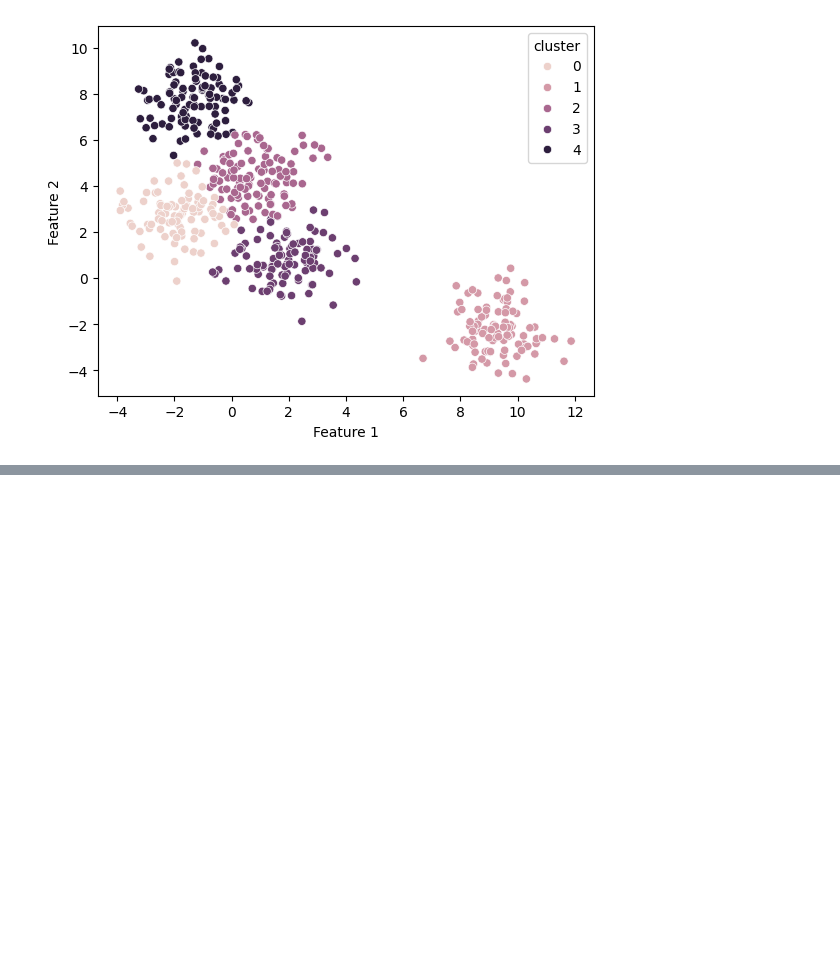
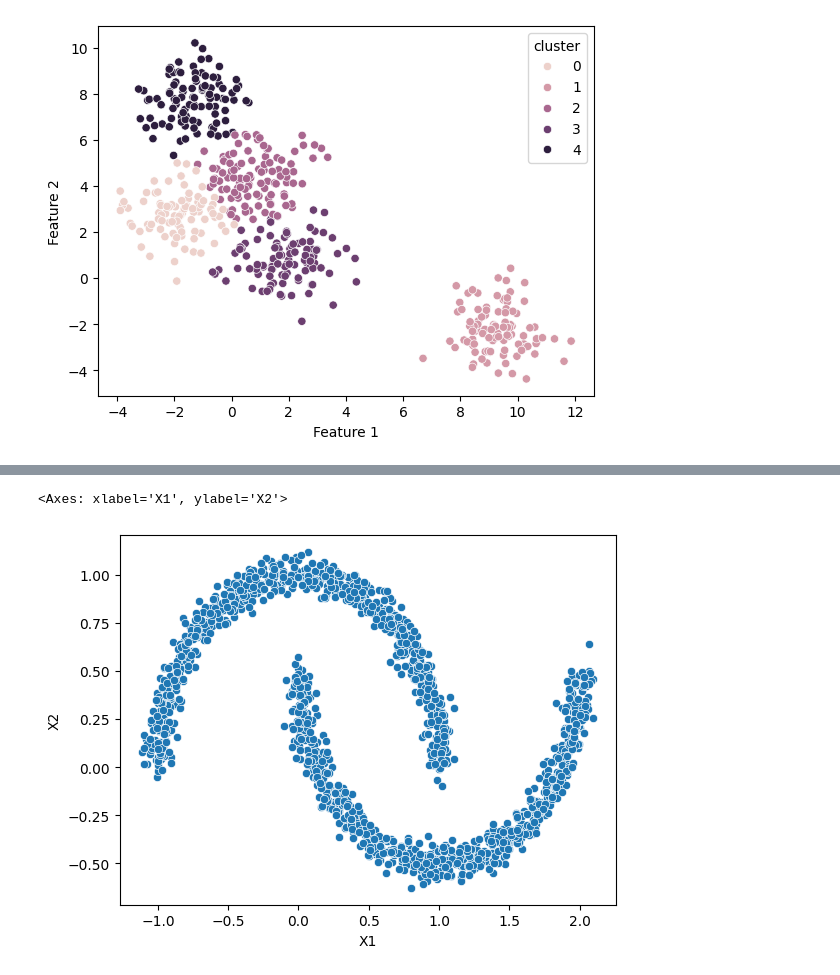
Before and after one commit to Aradhyagodambe/Python-Colab-Files, a Jupyter notebook: ML_Fundamnetals.ipynb, the cells around one changed output, grey strips where cells are left out. Drawn from its saved outputs; the diff is of its cells as text; code cells hidden in the pictures; blank space fills up the shorter version.

```diff
--- a/ML_Fundamnetals.ipynb
+++ b/ML_Fundamnetals.ipynb
@@ -2184,0 +2210,2 @@ sns.scatterplot(x = 'Feature 1', y = 'Feature 2', data = KD, hue = 'cluster')
+# %%
+MD = pd.read_csv(f"{path}/cluster_moons.csv")
@@ -2184,0 +2230,5 @@ sns.scatterplot(x = 'Feature 1', y = 'Feature 2', data = KD, hue = 'cluster')
+# %%
+sns.scatterplot(x = "X1", y = "X2", data = MD)
+# %% [output]
+<Axes: xlabel='X1', ylabel='X2'>
+[figure, added]
```
Also changed, not shown: parts of 17 cells of this notebook.
